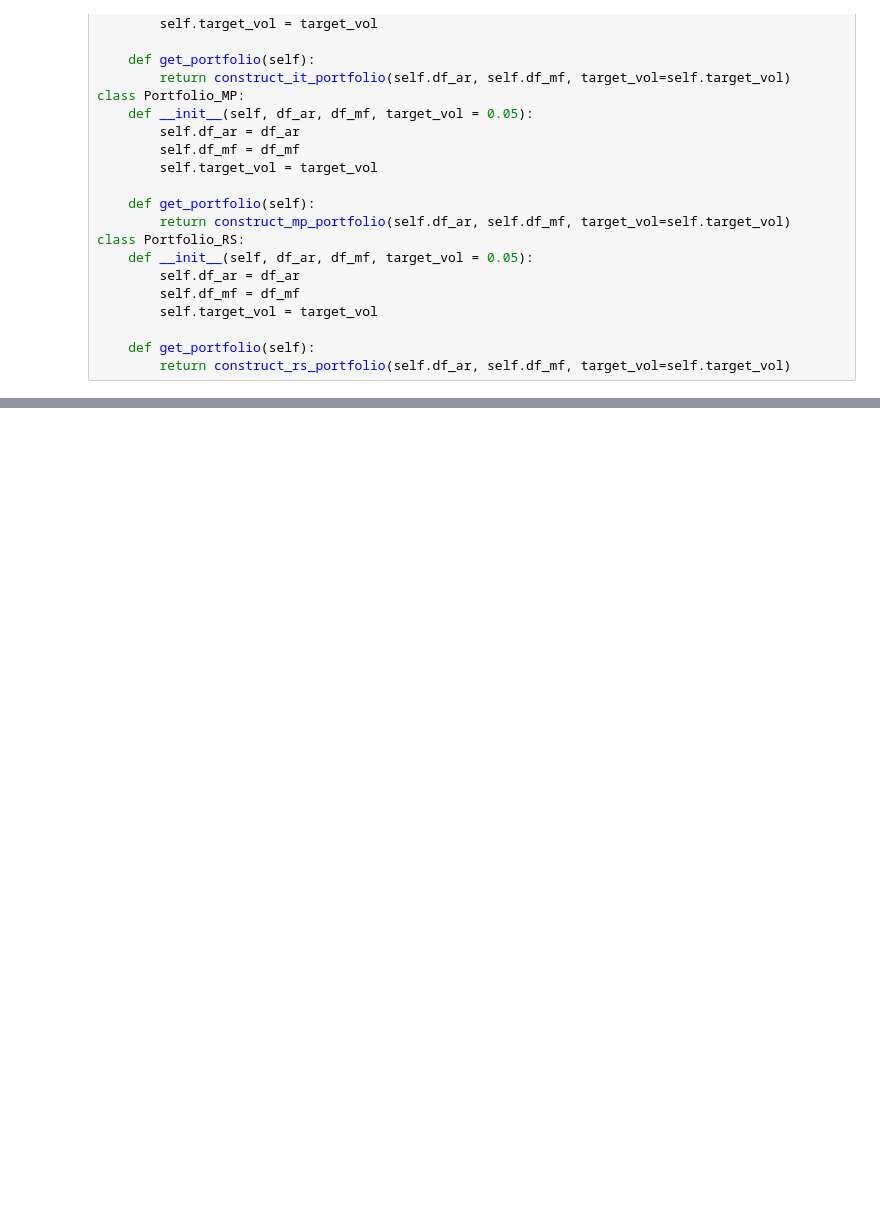
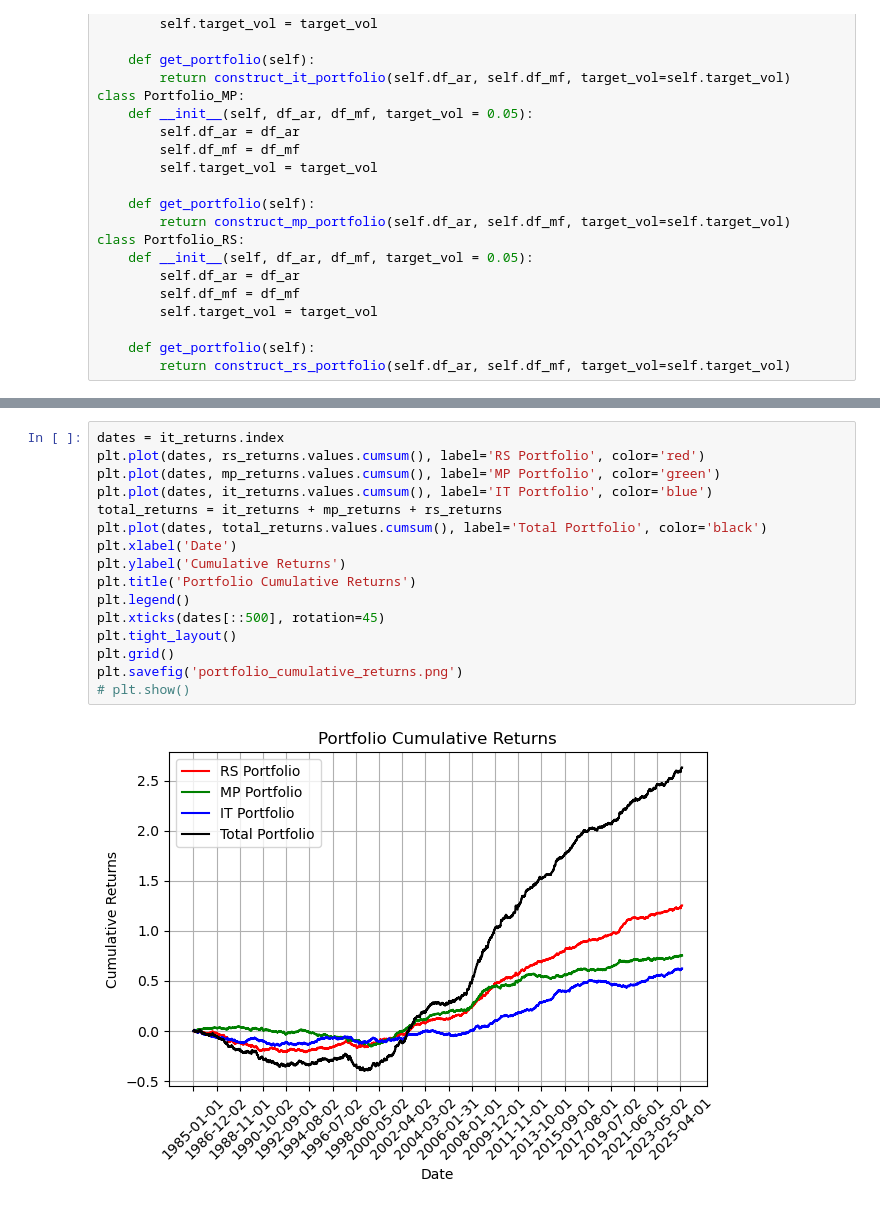
Before and after one commit to moyuanchen/AQMS_GP, a Jupyter notebook: wrapper.ipynb, the cells around one changed output, grey strips where cells are left out. Drawn from its saved outputs; the diff is of its cells as text; blank space fills up the shorter version.

```diff
--- a/wrapper.ipynb
+++ b/wrapper.ipynb
@@ -62,0 +104,18 @@ NameError: name 'it_portfolio' is not defined
+# %%
+dates = it_returns.index
+plt.plot(dates, rs_returns.values.cumsum(), label='RS Portfolio', color='red')
+plt.plot(dates, mp_returns.values.cumsum(), label='MP Portfolio', color='green')
+plt.plot(dates, it_returns.values.cumsum(), label='IT Portfolio', color='blue')
+total_returns = it_returns + mp_returns + rs_returns
+plt.plot(dates, total_returns.values.cumsum(), label='Total Portfolio', color='black')
+plt.xlabel('Date')
+plt.ylabel('Cumulative Returns')
+plt.title('Portfolio Cumulative Returns')
+plt.legend()
+plt.xticks(dates[::500], rotation=45)
+plt.tight_layout()
+plt.grid()
+plt.savefig('portfolio_cumulative_returns.png')
+# plt.show()
+# %% [output]
+[figure, added]
```
Also changed, not shown: parts of 7 cells of this notebook, 10 other files.
